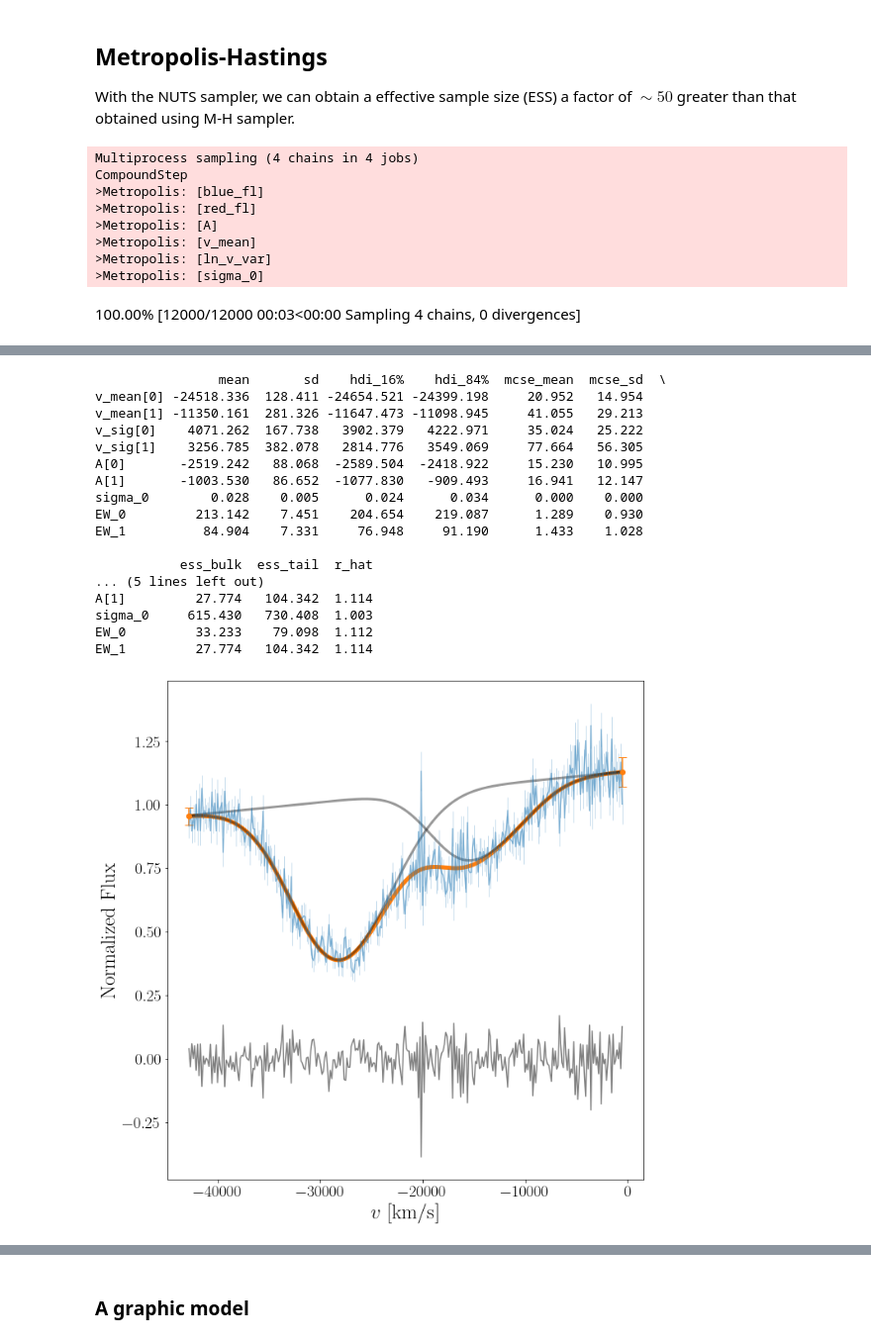
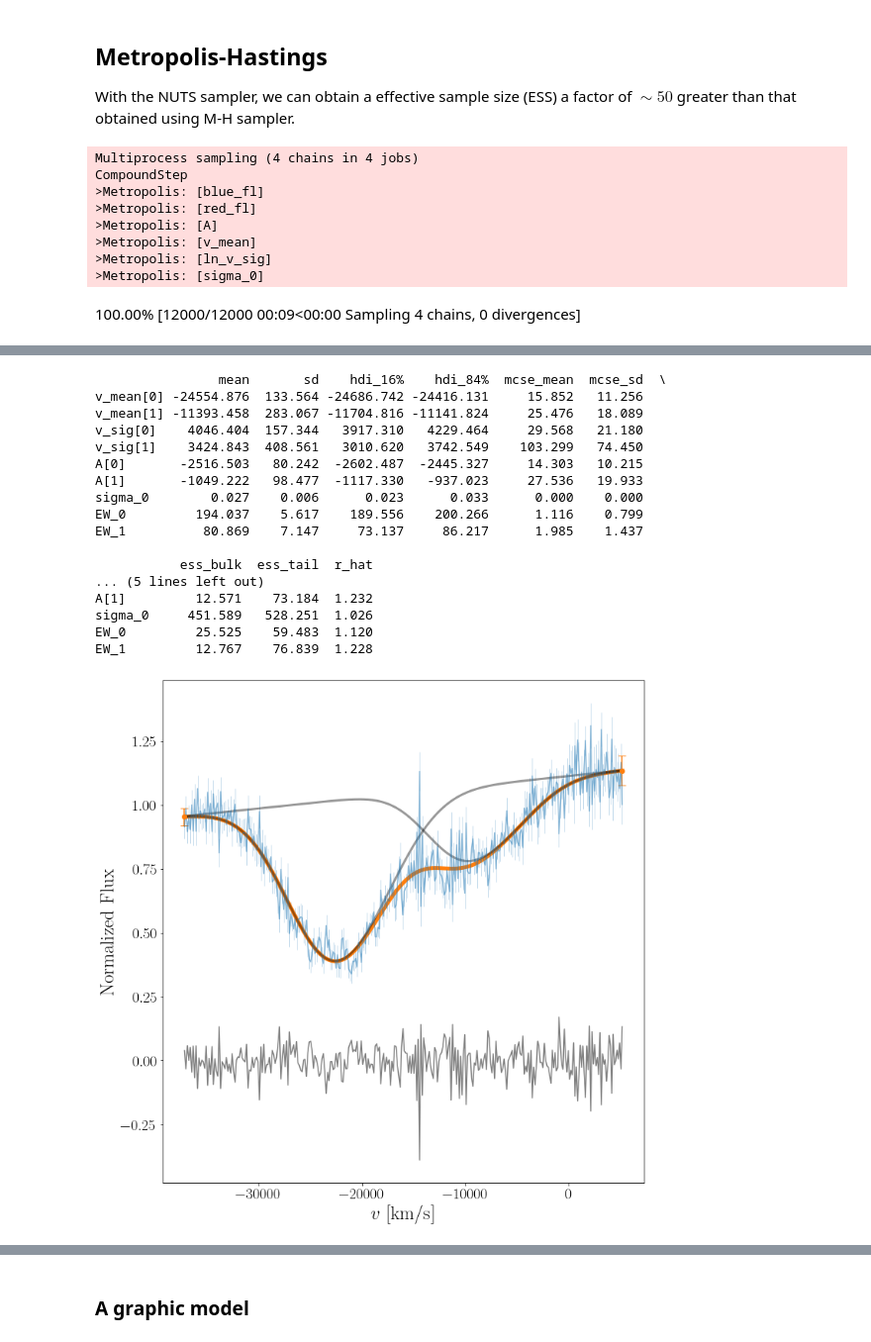
Before and after one commit to slowdivePTG/sn_line_velocities, a Jupyter notebook: broad_absorption.ipynb, the cells around one changed output, grey strips where cells are left out. Shown at 99% size. Saved outputs shown, nothing was run; the diff lists cells and outputs as text; code cells hidden in the pictures.

```diff
--- a/broad_absorption.ipynb
+++ b/broad_absorption.ipynb
@@ -4,17 +1,13 @@
 # %%
-import sys
-sys.path.append('./tools/')
-import absorption_line_vel as vel
-from absorption_line_vel import SpectrumSN_Lines, AbsorbLine
+from sn_line_vel.SpectrumSN import SpectrumSN
 
 import pymc as pm
-import arviz as az
 import numpy as np
 
 # read spec data
 z = 0.0307 #redshift
 spec = './test_data/ZTF20aayhacx_20200513_NOT_v4.ascii' #spec file
-Spec1 = SpectrumSN_Lines(spec, z)
+Spec1 = SpectrumSN(spec, z, spec_resolution=5000/360)
 # %% [markdown]
 # Si II
 # %% [markdown]
@@ -29,7 +22,7 @@ Spec1.plot_line_region(5800, 6500)
 
 We fit the hallmark features of SNe Ia - the Si II $\lambda$6355 doublet. The edges of the absorption features are manually selected - in this case, we use 5930--6330 angstroms. With `LS_estimator()`, we obtain the MLE with the least square method.
 # %%
-Spec1.add_line('SiII_6355', 5930, 6330, lines=[6371.359, 6347.103])
-Spec1.line['SiII_6355'].LS_estimator()
+Spec1.add_line('SiII_6355', 5930, 6330, lines=[6371.359, 6347.103], rel_strength=[1, 1])
+Spec1.line['SiII_6355'].LS_estimator((1, 1, -10000, 8, -1000))
 # %% [output]
 LS estimation:
@@ -77,8 +74,8 @@ Spec1.add_line('CaII_IRT/CaII_IRT',
                8650,
                lines=[[8498.018, 8542.089, 8662.140],
                       [8498.018, 8542.089, 8662.140]],
-               rel_strength=[[], []])
-Spec1.line['CaII_IRT/CaII_IRT'].LS_estimator(guess=(1, 1, -25000, 15, -1000,
-                                                    -12000, 15, -1000))
+               rel_strength=[[1, 1, 1], [1, 1, 1]])
+Spec1.line['CaII_IRT/CaII_IRT'].LS_estimator(guess=(1, 1, -25000, 8, -1000,
+                                                    -12000, 8, -1000))
 # %% [output]
 LS estimation:
@@ -120,10 +120,13 @@ EW_1       1435.439  1381.184  1.004
 
 With the NUTS sampler, we can obtain a effective sample size (ESS) a factor of $\sim$$50$ greater than that obtained using M-H sampler.
 # %%
-trace_CaII, Model_CaII = Spec1.line['CaII_IRT/CaII_IRT'].MCMC_sampler(
-    sampler='MH',
+trace_CaII, Model_CaII, ax = Spec1.line["CaII_IRT/CaII_IRT"].MCMC_sampler(
     vel_mean_mu=[-2.5e4, -1.0e4],
-    vel_mean_sig=[3e3, 3e3])
+    vel_mean_sig=[3e3, 3e3],
+    ln_vel_sig_mu=np.log([3e3, 3e3]),
+    ln_vel_sig_sig=[1, 1],
+    sampler="MH"
+)
 # %% [output]
 Multiprocess sampling (4 chains in 4 jobs)
 CompoundStep
@@ -131,6 +134,6 @@ CompoundStep
 >Metropolis: [red_fl]
 >Metropolis: [A]
 >Metropolis: [v_mean]
->Metropolis: [ln_v_var]
+>Metropolis: [ln_v_sig]
 >Metropolis: [sigma_0]
-100.00% [12000/12000 00:03<00:00 Sampling 4 chains, 0 divergences]
+100.00% [12000/12000 00:09<00:00 Sampling 4 chains, 0 divergences]
@@ -138,18 +141,18 @@ Sampling 4 chains for 2_000 tune and 1_000 draw iterations (8_000 + 4_000 draws
                 mean       sd    hdi_16%    hdi_84%  mcse_mean  mcse_sd  \
-v_mean[0] -24518.336  128.411 -24654.521 -24399.198     20.952   14.954
-v_mean[1] -11350.161  281.326 -11647.473 -11098.945     41.055   29.213
-v_sig[0]    4071.262  167.738   3902.379   4222.971     35.024   25.222
-v_sig[1]    3256.785  382.078   2814.776   3549.069     77.664   56.305
-A[0]       -2519.242   88.068  -2589.504  -2418.922     15.230   10.995
-A[1]       -1003.530   86.652  -1077.830   -909.493     16.941   12.147
-sigma_0        0.028    0.005      0.024      0.034      0.000    0.000
-EW_0         213.142    7.451    204.654    219.087      1.289    0.930
-EW_1          84.904    7.331     76.948     91.190      1.433    1.028
+v_mean[0] -24554.876  133.564 -24686.742 -24416.131     15.852   11.256
+v_mean[1] -11393.458  283.067 -11704.816 -11141.824     25.476   18.089
+v_sig[0]    4046.404  157.344   3917.310   4229.464     29.568   21.180
+v_sig[1]    3424.843  408.561   3010.620   3742.549    103.299   74.450
+A[0]       -2516.503   80.242  -2602.487  -2445.327     14.303   10.215
+A[1]       -1049.222   98.477  -1117.330   -937.023     27.536   19.933
+sigma_0        0.027    0.006      0.023      0.033      0.000    0.000
+EW_0         194.037    5.617    189.556    200.266      1.116    0.799
+EW_1          80.869    7.147     73.137     86.217      1.985    1.437
 
            ess_bulk  ess_tail  r_hat
 ... (5 lines left out)
-A[1]         27.774   104.342  1.114
-sigma_0     615.430   730.408  1.003
-EW_0         33.233    79.098  1.112
-EW_1         27.774   104.342  1.114
+A[1]         12.571    73.184  1.232
+sigma_0     451.589   528.251  1.026
+EW_0         25.525    59.483  1.120
+EW_1         12.767    76.839  1.228
-[figure, old version]
+[figure, new version]
```
Also changed, not shown: parts of 16 cells of this notebook, 14 other files.
